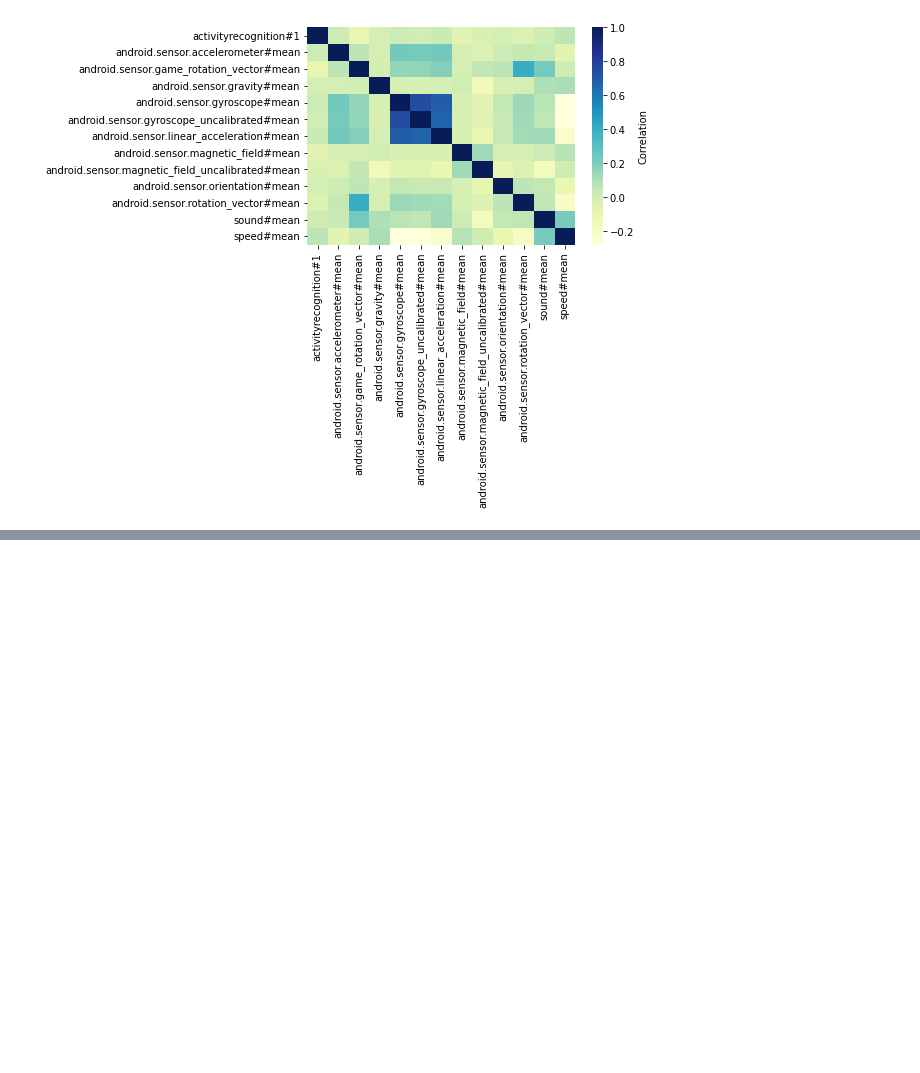
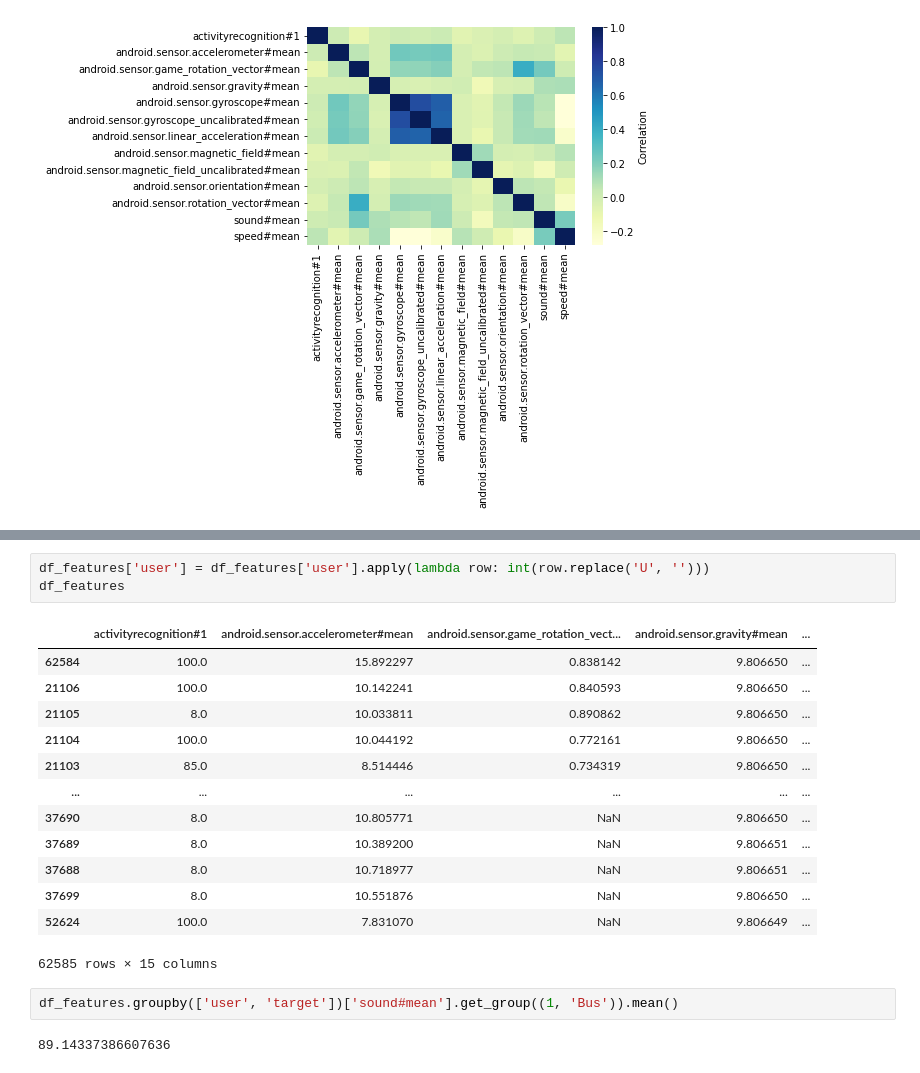
Before and after one commit to jeno-lustyik/google-fit-strive, a Jupyter notebook: jeno_data_cleaning.ipynb, the cells around one changed output, grey strips where cells are left out. Saved outputs shown, nothing was run; the diff lists cells and outputs as text; blank space fills up the shorter version.

```diff
--- a/jeno_data_cleaning.ipynb
+++ b/jeno_data_cleaning.ipynb
@@ -63,0 +80,21 @@ fig_cor = sb.heatmap(df_features.corr(), cmap="YlGnBu", cbar_kws={'label': 'Corr
+# %%
+df_features['user'] = df_features['user'].apply(lambda row: int(row.replace('U', '')))
+df_features
+# %% [output]
+|  | activityrecognition#1 | android.sensor.accelerometer#mean | android.sensor.game_rotation_vect... | android.sensor.gravity#mean | ... |
+| 62584 | 100.0 | 15.892297 | 0.838142 | 9.806650 | ... |
+| 21106 | 100.0 | 10.142241 | 0.840593 | 9.806650 | ... |
+| 21105 | 8.0 | 10.033811 | 0.890862 | 9.806650 | ... |
+| 21104 | 100.0 | 10.044192 | 0.772161 | 9.806650 | ... |
+| 21103 | 85.0 | 8.514446 | 0.734319 | 9.806650 | ... |
+| ... | ... | ... | ... | ... | ... |
+| 37690 | 8.0 | 10.805771 | NaN | 9.806650 | ... |
+| 37689 | 8.0 | 10.389200 | NaN | 9.806651 | ... |
+| 37688 | 8.0 | 10.718977 | NaN | 9.806651 | ... |
+| 37699 | 8.0 | 10.551876 | NaN | 9.806650 | ... |
+| 52624 | 100.0 | 7.831070 | NaN | 9.806649 | ... |
+62585 rows × 15 columns
+# %%
+df_features.groupby(['user', 'target'])['sound#mean'].get_group((1, 'Bus')).mean()
+# %% [output]
+89.14337386607636
```
Also changed, not shown: parts of 7 cells of this notebook, 2 other files.
